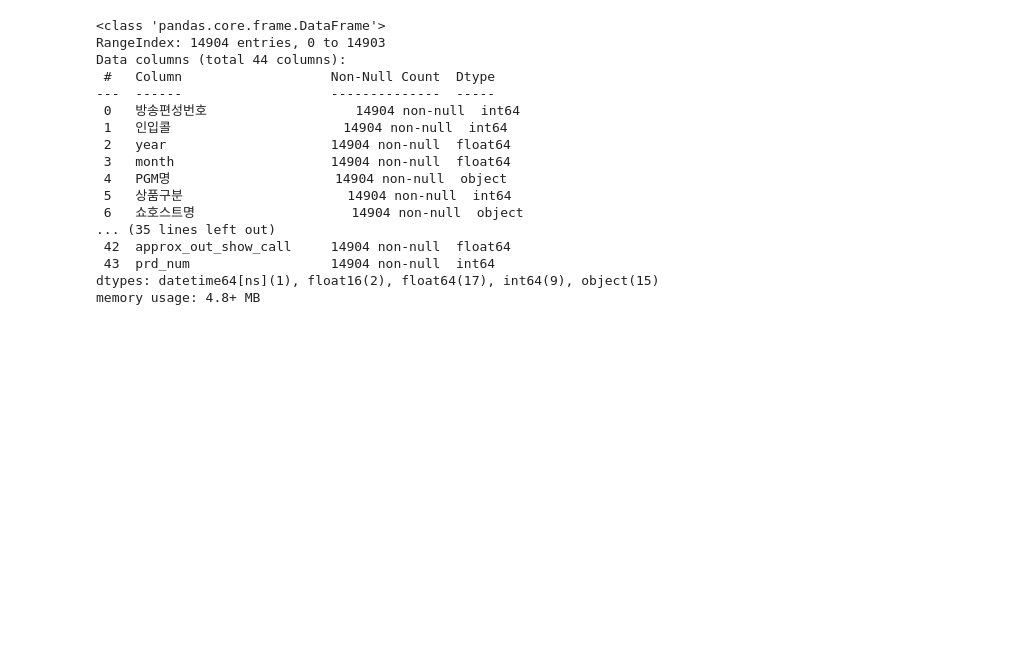
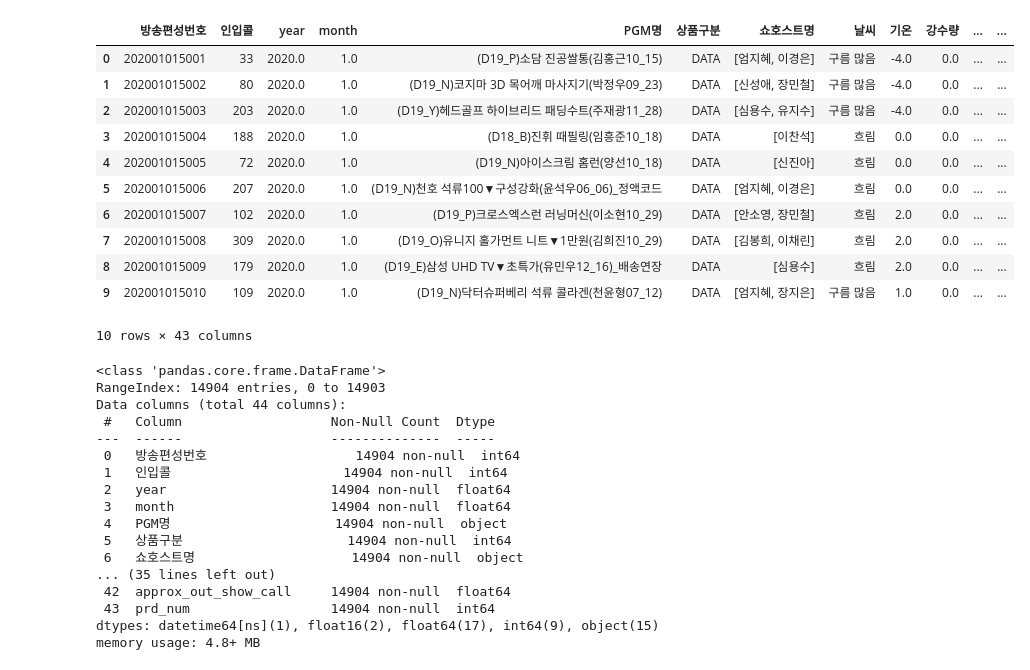
Before and after one commit to beomso0/predict_call, a Jupyter notebook: simple_lgb.ipynb, the cells around one changed output. Saved outputs shown, nothing was run; the diff lists cells and outputs as text; code cells hidden in the pictures; blank space fills up the shorter version.

```diff
--- a/simple_lgb.ipynb
+++ b/simple_lgb.ipynb
@@ -9,6 +9,21 @@ from sklearn.metrics import mean_absolute_error, mean_absolute_percentage_error,
 import math
 # %%
 s2p = pd.read_pickle('../RawData2/0204_0332_skill2pgm_1차완성_ver0')
+# %%
+s2p.head(10)
+# %% [output]
+|  | 방송편성번호 | 인입콜 | year | month | PGM명 | 상품구분 | 쇼호스트명 | 날씨 | 기온 | 강수량 | ... | ... |
+| 0 | 202001015001 | 33 | 2020.0 | 1.0 | (D19_P)소담 진공쌀통(김홍근10_15) | DATA | [엄지혜, 이경은] | 구름 많음 | -4.0 | 0.0 | ... | ... |
+| 1 | 202001015002 | 80 | 2020.0 | 1.0 | (D19_N)코지마 3D 목어깨 마사지기(박정우09_23) | DATA | [신성애, 장민철] | 구름 많음 | -4.0 | 0.0 | ... | ... |
+| 2 | 202001015003 | 203 | 2020.0 | 1.0 | (D19_Y)헤드골프 하이브리드 패딩수트(주재광11_28) | DATA | [심용수, 유지수] | 구름 많음 | -4.0 | 0.0 | ... | ... |
+| 3 | 202001015004 | 188 | 2020.0 | 1.0 | (D18_B)진휘 때필링(임흥준10_18) | DATA | [이찬석] | 흐림 | 0.0 | 0.0 | ... | ... |
+| 4 | 202001015005 | 72 | 2020.0 | 1.0 | (D19_N)아이스크림 홈런(양선10_18) | DATA | [신진아] | 흐림 | 0.0 | 0.0 | ... | ... |
+| 5 | 202001015006 | 207 | 2020.0 | 1.0 | (D19_N)천호 석류100▼구성강화(윤석우06_06)_정액코드 | DATA | [엄지혜, 이경은] | 흐림 | 0.0 | 0.0 | ... | ... |
+| 6 | 202001015007 | 102 | 2020.0 | 1.0 | (D19_P)크로스엑스런 러닝머신(이소현10_29) | DATA | [안소영, 장민철] | 흐림 | 2.0 | 0.0 | ... | ... |
+| 7 | 202001015008 | 309 | 2020.0 | 1.0 | (D19_O)유니지 홀가먼트 니트▼1만원(김희진10_29) | DATA | [김봉희, 이채린] | 흐림 | 2.0 | 0.0 | ... | ... |
+| 8 | 202001015009 | 179 | 2020.0 | 1.0 | (D19_E)삼성 UHD TV▼초특가(유민우12_16)_배송연장 | DATA | [심용수] | 흐림 | 2.0 | 0.0 | ... | ... |
+| 9 | 202001015010 | 109 | 2020.0 | 1.0 | (D19_N)닥터슈퍼베리 석류 콜라겐(천윤형07_12) | DATA | [엄지혜, 장지은] | 구름 많음 | 1.0 | 0.0 | ... | ... |
+10 rows × 43 columns
 # %%
 s2p['prd_num'] = s2p['판매상품명'].apply(lambda x: len(x))
 s2p['상품구분'] = s2p['상품구분'].apply(lambda x: 1 if x=='LIVE' else 0)
```
Also changed, not shown: 1 other file.
